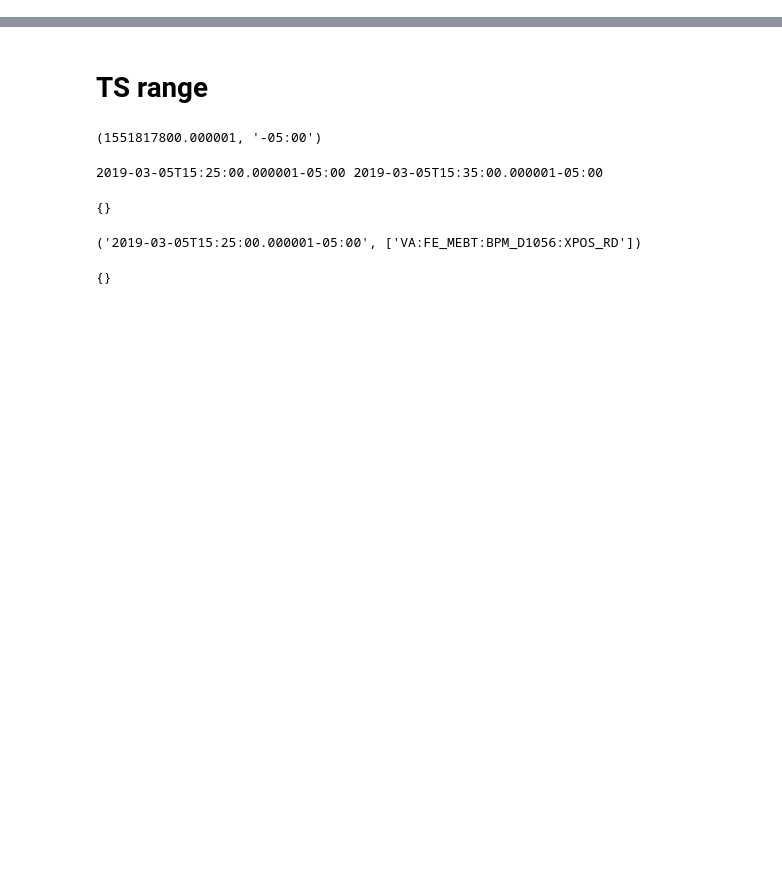
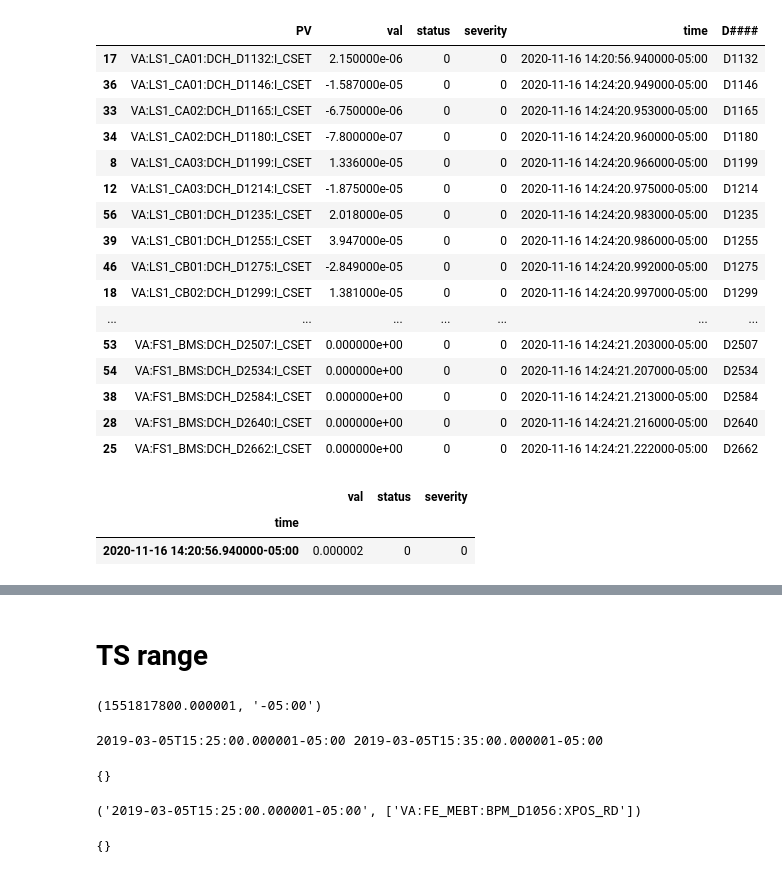
Before and after one commit to zhangt58/PyArchAppl, a Jupyter notebook: examples/test_pyarchappl.ipynb, the cells around one changed output, grey strips where cells are left out. Saved outputs shown, nothing was run; the diff lists cells and outputs as text; code cells hidden in the pictures; blank space fills up the shorter version.

```diff
--- a/examples/test_pyarchappl.ipynb
+++ b/examples/test_pyarchappl.ipynb
@@ -38,0 +37,6 @@ r = client.get_data_at_time([pvs_x[0]], ts=_ts0)
+# %%
+from archappl.contrib.data import _to_df
+r = data_client.get_data_at_time(cor_x_pv_list, at_time=t0)
+_df1 = _to_df(r)
+# %%
+df1 = get_dataset_at_time(hcors, ['I'], t0, handle='setpoint', client=data_client, tz='UTC')
@@ -38,0 +67,28 @@ r = client.get_data_at_time([pvs_x[0]], ts=_ts0)
+# %%
+df1['D####'] = df1['PV'].str.extract(r"(D\d{4})")
+# %%
+df1.sort_values('D####')
+# %% [output]
+|  | PV | val | status | severity | time | D#### |
+| 17 | VA:LS1_CA01:DCH_D1132:I_CSET | 2.150000e-06 | 0 | 0 | 2020-11-16 14:20:56.940000-05:00 | D1132 |
+| 36 | VA:LS1_CA01:DCH_D1146:I_CSET | -1.587000e-05 | 0 | 0 | 2020-11-16 14:24:20.949000-05:00 | D1146 |
+| 33 | VA:LS1_CA02:DCH_D1165:I_CSET | -6.750000e-06 | 0 | 0 | 2020-11-16 14:24:20.953000-05:00 | D1165 |
+| 34 | VA:LS1_CA02:DCH_D1180:I_CSET | -7.800000e-07 | 0 | 0 | 2020-11-16 14:24:20.960000-05:00 | D1180 |
+| 8 | VA:LS1_CA03:DCH_D1199:I_CSET | 1.336000e-05 | 0 | 0 | 2020-11-16 14:24:20.966000-05:00 | D1199 |
+| 12 | VA:LS1_CA03:DCH_D1214:I_CSET | -1.875000e-05 | 0 | 0 | 2020-11-16 14:24:20.975000-05:00 | D1214 |
+| 56 | VA:LS1_CB01:DCH_D1235:I_CSET | 2.018000e-05 | 0 | 0 | 2020-11-16 14:24:20.983000-05:00 | D1235 |
+| 39 | VA:LS1_CB01:DCH_D1255:I_CSET | 3.947000e-05 | 0 | 0 | 2020-11-16 14:24:20.986000-05:00 | D1255 |
+| 46 | VA:LS1_CB01:DCH_D1275:I_CSET | -2.849000e-05 | 0 | 0 | 2020-11-16 14:24:20.992000-05:00 | D1275 |
+| 18 | VA:LS1_CB02:DCH_D1299:I_CSET | 1.381000e-05 | 0 | 0 | 2020-11-16 14:24:20.997000-05:00 | D1299 |
+| ... | ... | ... | ... | ... | ... | ... |
+| 53 | VA:FS1_BMS:DCH_D2507:I_CSET | 0.000000e+00 | 0 | 0 | 2020-11-16 14:24:21.203000-05:00 | D2507 |
+| 54 | VA:FS1_BMS:DCH_D2534:I_CSET | 0.000000e+00 | 0 | 0 | 2020-11-16 14:24:21.207000-05:00 | D2534 |
+| 38 | VA:FS1_BMS:DCH_D2584:I_CSET | 0.000000e+00 | 0 | 0 | 2020-11-16 14:24:21.213000-05:00 | D2584 |
+| 28 | VA:FS1_BMS:DCH_D2640:I_CSET | 0.000000e+00 | 0 | 0 | 2020-11-16 14:24:21.216000-05:00 | D2640 |
+| 25 | VA:FS1_BMS:DCH_D2662:I_CSET | 0.000000e+00 | 0 | 0 | 2020-11-16 14:24:21.222000-05:00 | D2662 |
+# %%
+data_client.get_data(pv1, ts_from=t0, ts_to=t1)
+# %% [output]
+|  | val | status | severity |
+| time |  |  |  |
+| 2020-11-16 14:20:56.940000-05:00 | 0.000002 | 0 | 0 |
```
Also changed, not shown: parts of 71 cells of this notebook.
